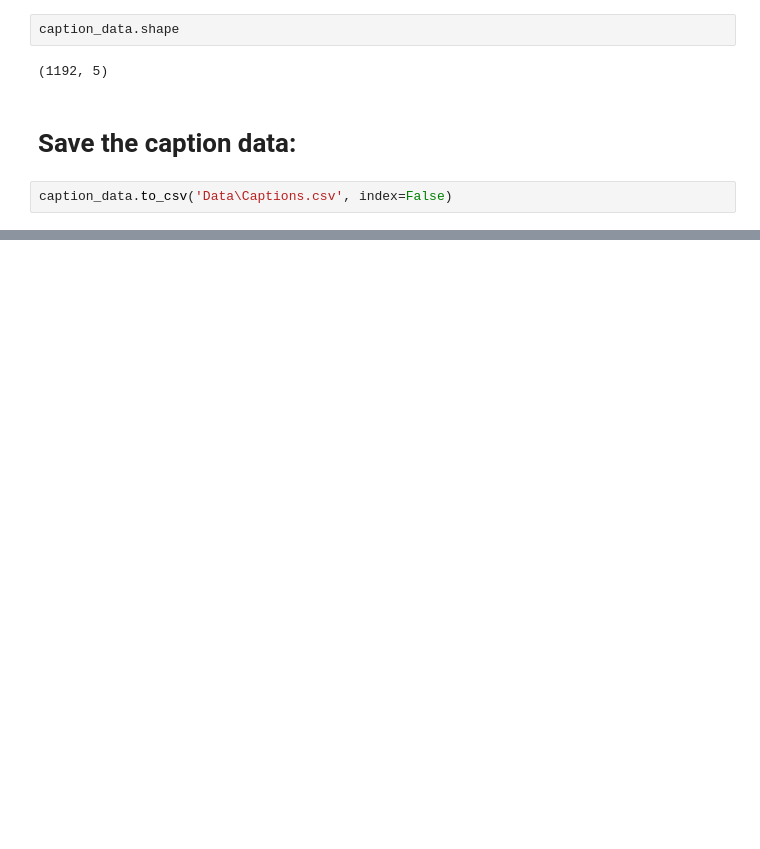
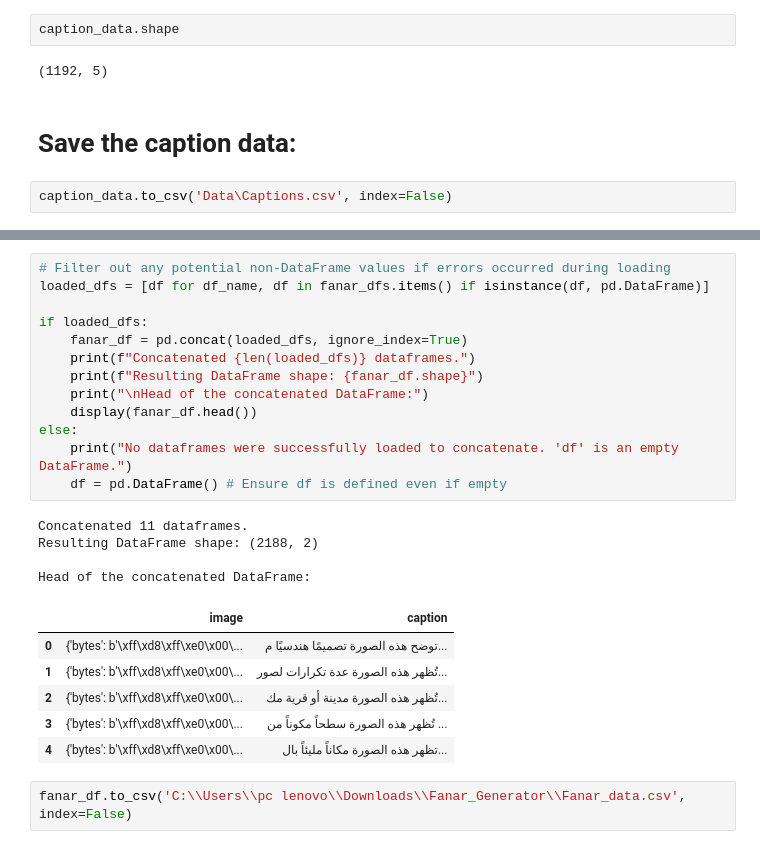
Before and after one commit to khaoula023/image_caption_generation, a Jupyter notebook: research/caption_preprocessing.ipynb, the cells around one changed output, grey strips where cells are left out. Drawn from its saved outputs; the diff is of its cells as text; blank space fills up the shorter version.

```diff
--- a/research/caption_preprocessing.ipynb
+++ b/research/caption_preprocessing.ipynb
@@ -316,0 +368,26 @@ caption_data.to_csv('Data\Captions.csv', index=False)
+# %%
+# Filter out any potential non-DataFrame values if errors occurred during loading
+loaded_dfs = [df for df_name, df in fanar_dfs.items() if isinstance(df, pd.DataFrame)]
+
+if loaded_dfs:
+    fanar_df = pd.concat(loaded_dfs, ignore_index=True)
+    print(f"Concatenated {len(loaded_dfs)} dataframes.")
+    print(f"Resulting DataFrame shape: {fanar_df.shape}")
+    print("\nHead of the concatenated DataFrame:")
+    display(fanar_df.head())
+else:
+    print("No dataframes were successfully loaded to concatenate. 'df' is an empty DataFrame.")
+    df = pd.DataFrame() # Ensure df is defined even if empty
+# %% [output]
+Concatenated 11 dataframes.
+Resulting DataFrame shape: (2188, 2)
+
+Head of the concatenated DataFrame:
+|  | image | caption |
+| 0 | {'bytes': b'\xff\xd8\xff\xe0\x00\... | توضح هذه الصورة تصميمًا هندسيًا م... |
+| 1 | {'bytes': b'\xff\xd8\xff\xe0\x00\... | تُظهر هذه الصورة عدة تكرارات لصور... |
+| 2 | {'bytes': b'\xff\xd8\xff\xe0\x00\... | تُظهر هذه الصورة مدينة أو قرية مك... |
+| 3 | {'bytes': b'\xff\xd8\xff\xe0\x00\... | تُظهر هذه الصورة سطحاً مكوناً من ... |
+| 4 | {'bytes': b'\xff\xd8\xff\xe0\x00\... | تظهر هذه الصورة مكاناً مليئاً بال... |
+# %%
+fanar_df.to_csv('C:\\Users\\pc lenovo\\Downloads\\Fanar_Generator\\Fanar_data.csv', index=False)
```
Also changed, not shown: parts of 1 cell of this notebook, 30 other files.
